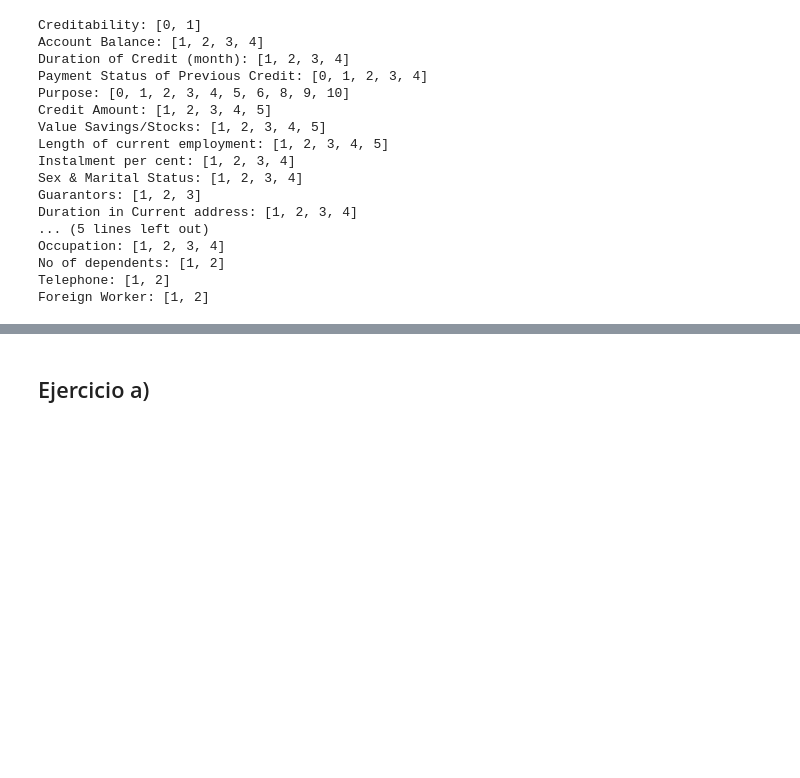
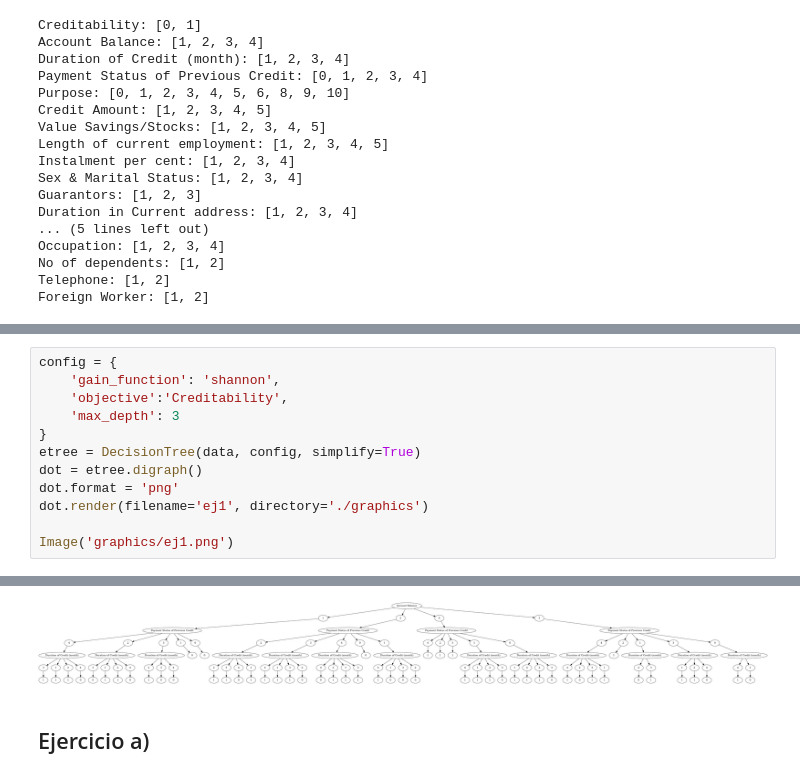
Before and after one commit to gsilvatici/MachineLearningStories, a Jupyter notebook: tp2/ej1.ipynb, the cells around one changed output, grey strips where cells are left out. Cells and saved outputs as stored; diff of their text form; blank space fills up the shorter version.

```diff
--- a/tp2/ej1.ipynb
+++ b/tp2/ej1.ipynb
@@ -109,0 +125,13 @@ data = df.copy()
+# %%
+config = {
+    'gain_function': 'shannon',
+    'objective':'Creditability',
+    'max_depth': 3
+}
+etree = DecisionTree(data, config, simplify=True)
+dot = etree.digraph()
+dot.format = 'png'
+dot.render(filename='ej1', directory='./graphics')
+
+Image('graphics/ej1.png')
+# %% [output]
@@ -110,3 +139,4 @@ data = df.copy()
+[figure, added]
 # %% [markdown]
 ## Ejercicio a)
 # %%
```
Also changed, not shown: parts of 11 cells of this notebook, 3 other files.
